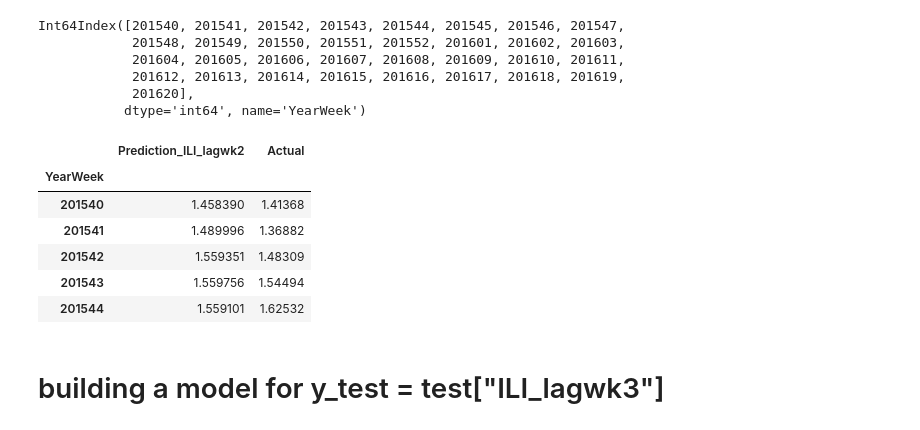
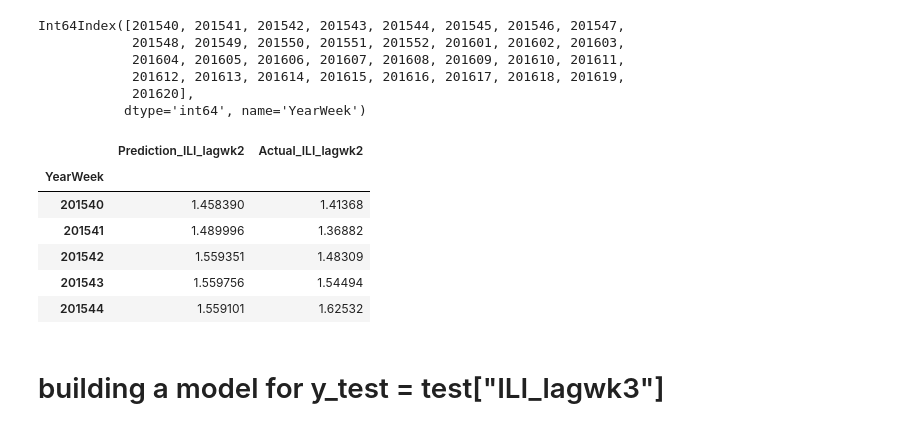
Before and after one commit to Anuujints/FinalUCBX, a Jupyter notebook: flu_indicator/data/ML_models_on week40-20epiweek/ILINet_by_ILIweek_Random_Forest_Regressor.ipynb, the cells around one changed output. Saved outputs shown, nothing was run; the diff lists cells and outputs as text; code cells hidden in the pictures.

```diff
--- a/flu_indicator/data/ML_models_on week40-20epiweek/ILINet_by_ILIweek_Random_Forest_Regressor.ipynb
+++ b/flu_indicator/data/ML_models_on week40-20epiweek/ILINet_by_ILIweek_Random_Forest_Regressor.ipynb
@@ -319,11 +321,11 @@ Int64Index([201540, 201541, 201542, 201543, 201544, 201545, 201546, 201547,
            dtype='int64', name='YearWeek')
 # %%
 # store prediction and actual to df
-pred_df = pd.DataFrame({"Prediction_ILI_lagwk2": predictions2, "Actual": yy_test_unraveled}).reset_index(drop=True)
-pred_df.index = yy_test.index
-pred_df.head()
+rreg2_pred_df = pd.DataFrame({"Prediction_ILI_lagwk2": predictions2, "Actual_ILI_lagwk2": yy_test_unraveled}).reset_index(drop=True)
+rreg2_pred_df.index = yy_test.index
+rreg2_pred_df.head()
 # %% [output]
-|  | Prediction_ILI_lagwk2 | Actual |
+|  | Prediction_ILI_lagwk2 | Actual_ILI_lagwk2 |
 | YearWeek |  |  |
 | 201540 | 1.458390 | 1.41368 |
 | 201541 | 1.489996 | 1.36882 |
```
Also changed, not shown: parts of 16 cells of this notebook, 7 other files.
